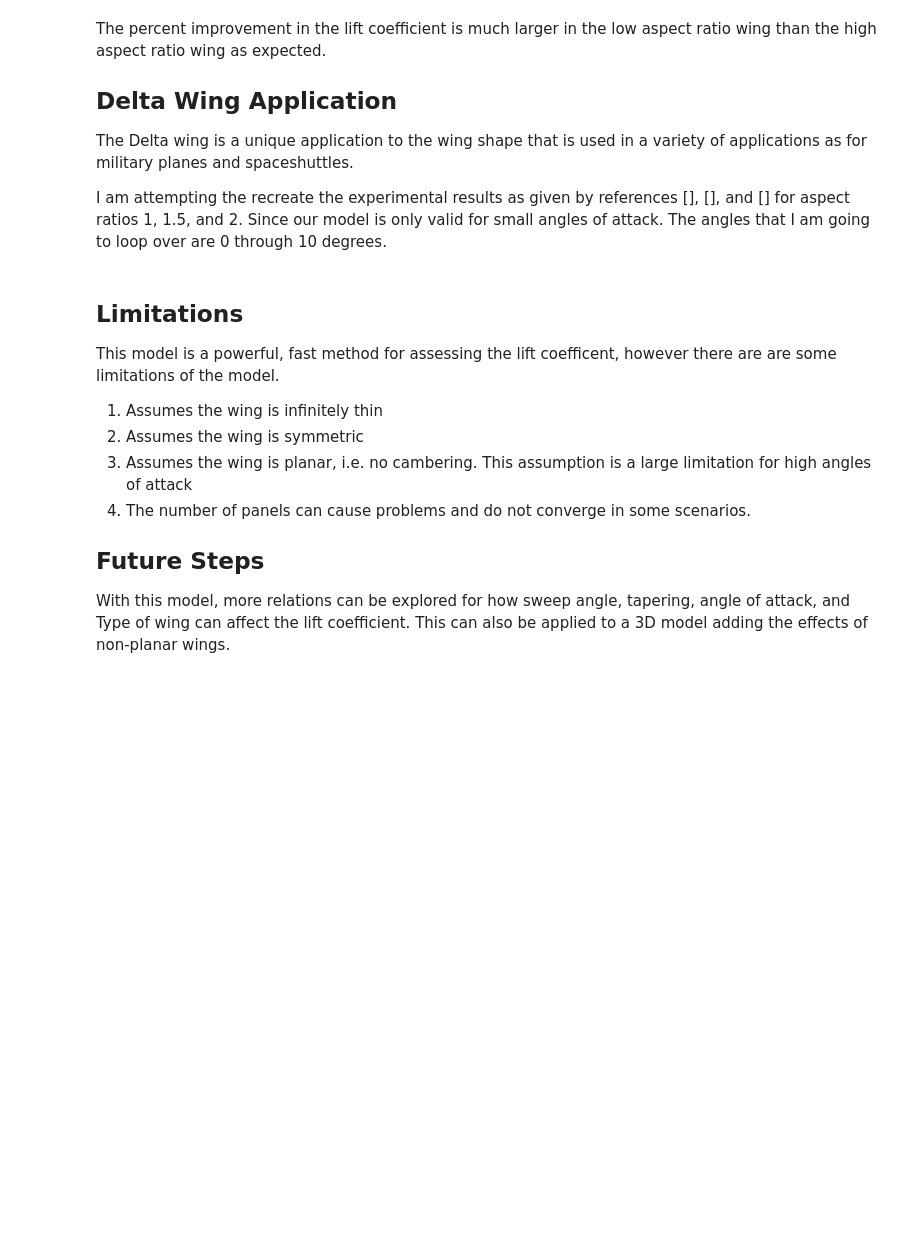
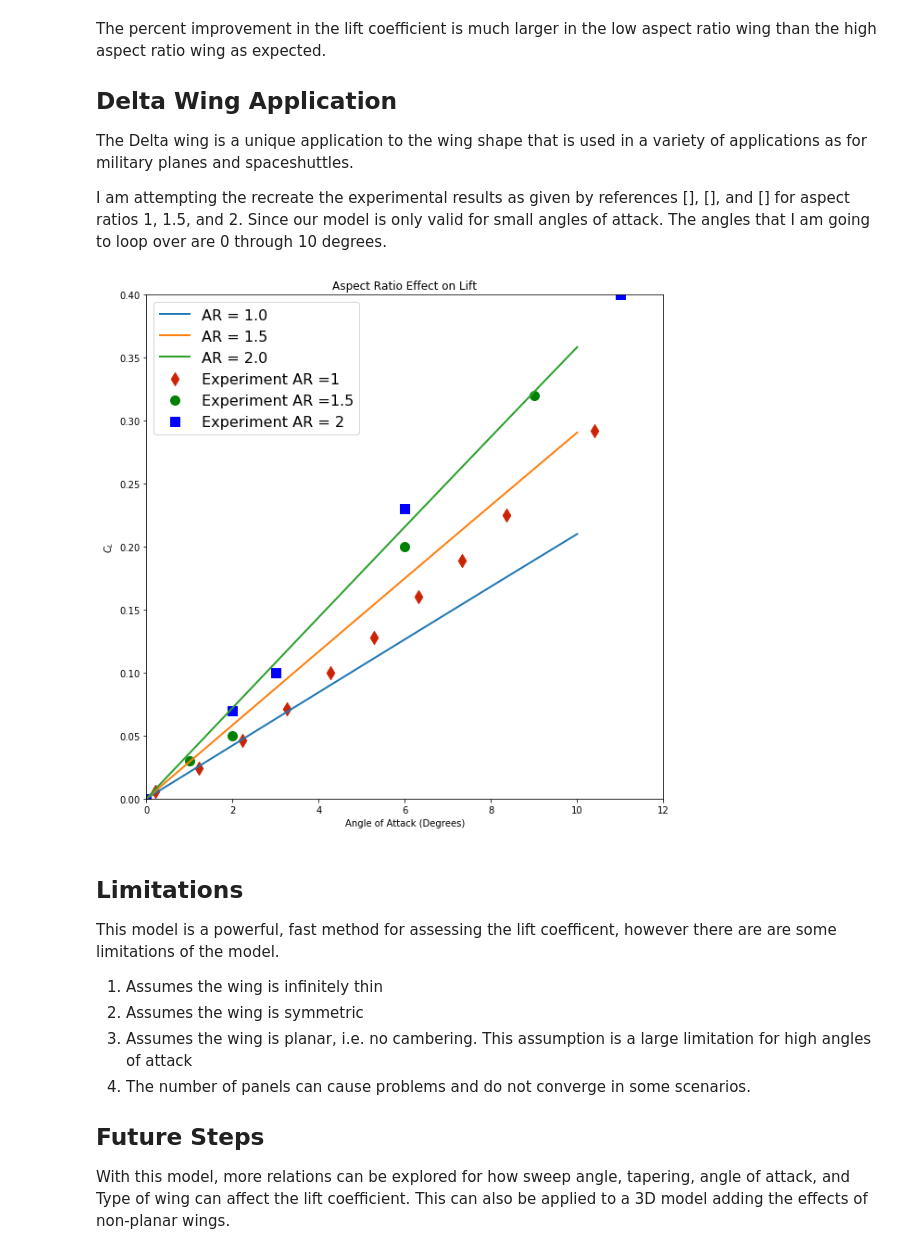
Before and after one commit to barbagroup/AeroPython-studentprojects2017, a Jupyter notebook: jennakosborn/Osborn_Project2017.ipynb, the cells around one changed output. Cells and saved outputs as stored; diff of their text form; code cells hidden in the pictures; blank space fills up the shorter version.

Commit message:
Adding more results

```diff
--- a/jennakosborn/Osborn_Project2017.ipynb
+++ b/jennakosborn/Osborn_Project2017.ipynb
@@ -578,6 +580,68 @@ The percent improvement in the lift coefficient is much larger in the low aspect
 The Delta wing is a unique application to the wing shape  that is used in a variety of applications as for military planes and spaceshuttles.
 
 I am attempting the recreate the experimental results as given by references [], [], and [] for aspect ratios 1, 1.5, and 2. Since our model is only valid for small angles of attack. The angles that I am going to loop over are 0 through 10 degrees.
+# %%
+# Wing Charaterisitics
+AR = [1.0, 1.5, 2.0]
+nchord =6
+nspan = 5
+tapratio = 0.0
+sweepangle = 45.0
+Type = 'Delta'
+
+# freestream characteristics
+u_inf = 1.0
+alpha = numpy.linspace(0,10, 11)
+
+Cl = numpy.empty((3, 11), dtype = float)
+for i in range(3):
+    for j in range(11):
+        Cl[i,j]=VLM(AR[i], nchord, nspan, sweepangle, tapratio, Type,
+               u_inf, alpha[j])
+# %%
+# importing experimental results
+
+#Aspect Ratio =1
+AR1 = numpy.genfromtxt('./Resources/Delta_Exp_AR=1.csv', delimiter = ',')
+alpha1 = AR1[:,0]
+Cl1 = AR1[:,1]
+
+# AspectRatio 1.5
+AR1p5 = numpy.genfromtxt('./Resources/Delta_Exp_AR=1p5.csv',
+                        delimiter = ',')
+alpha1p5 = AR1p5[:,0]
+Cl1p5 = AR1p5[:,1]
+
+# Aspect Ration 2
+AR2 = numpy.genfromtxt('./Resources/Delta_Exp_AR=2.csv',
+                      delimiter =',')
+alpha2 = AR2[:,0]
+Cl2 =AR2[:,1]
+
+# Plotting the results
+pyplot.figure(figsize = (10,10))
+pyplot.title('Aspect Ratio Effect on Lift')
+pyplot.xlabel('Angle of Attack (Degrees)')
+pyplot.ylabel('$C_L$')
+
+pyplot.plot(alpha, Cl[0,:], linewidth = 2, linestyle = '-',
+            label = ('AR = 1.0'))
+pyplot.plot(alpha, Cl[1,:], linewidth =2, linestyle = '-',
+           label = 'AR = 1.5')
+pyplot.plot(alpha, Cl[2, :], linewidth = 2, linestyle ='-',
+           label = 'AR = 2.0')
+
+pyplot.scatter(alpha1, Cl1, color = '#CD2305', marker = 'd', s =100,
+              label= 'Experiment AR =1')
+pyplot.scatter(alpha1p5, Cl1p5, color = 'g', marker = 'o', s = 100,
+              label ='Experiment AR =1.5')
+pyplot.scatter(alpha2, Cl2, color = 'b', marker = 's', s = 100,
+              label = 'Experiment AR = 2')
+pyplot.legend(loc ='best', fontsize = 16)
+pyplot.xlim(0, 12)
+pyplot.ylim(0,0.4);
+# %% [output]
+[figure, added]
 # %% [markdown]
 ## Limitations
 
```
Also changed, not shown: parts of 4 cells of this notebook, 4 other files.
